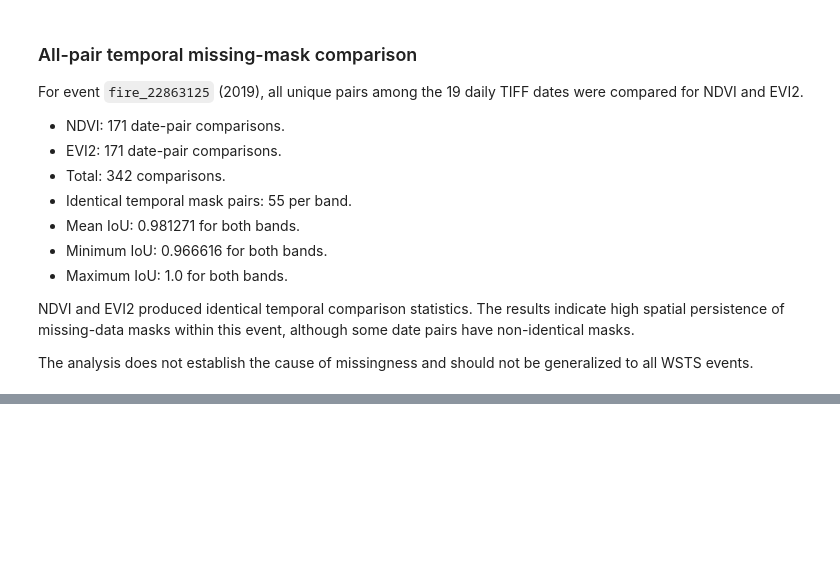
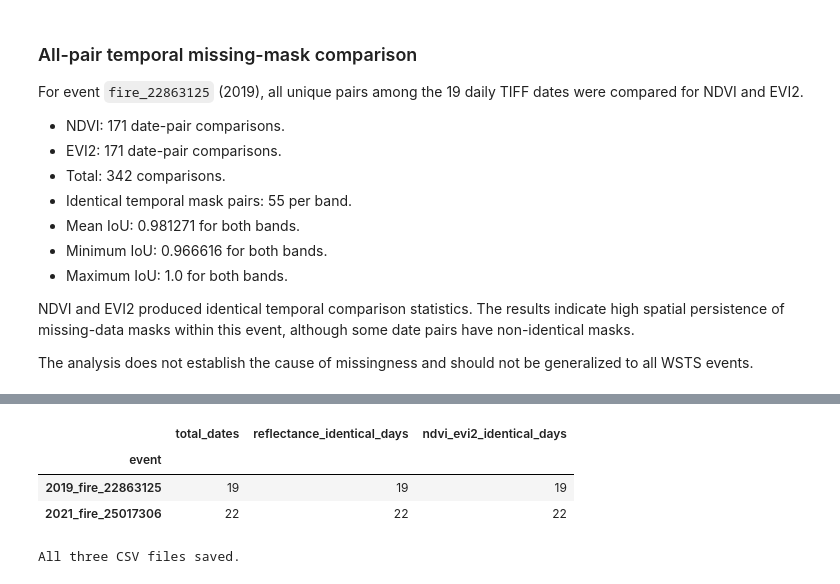
Before and after one commit to TheCodeCipher/fireguard, a Jupyter notebook: notebooks/wsts_eda.ipynb, the cells around one changed output, grey strips where cells are left out. Saved outputs shown, nothing was run; the diff lists cells and outputs as text; code cells hidden in the pictures; blank space fills up the shorter version.

```diff
--- a/notebooks/wsts_eda.ipynb
+++ b/notebooks/wsts_eda.ipynb
@@ -4072,0 +4810,75 @@ not be generalized to all WSTS events.
+# %%
+mask_relationships = []
+
+for event_name, event_dir in events.items():
+
+    for tif_path in sorted(event_dir.glob("*.tif")):
+
+        with rasterio.open(tif_path) as src:
+
+            masks = {}
+
+            for band_idx, band_name in bands.items():
+                data = src.read(band_idx + 1)
+                masks[band_name] = np.isnan(data)
+
+            reflectance_identical = (
+                np.array_equal(masks["VIIRS_M11"], masks["VIIRS_I2"])
+                and
+                np.array_equal(masks["VIIRS_M11"], masks["VIIRS_I1"])
+            )
+
+            vegetation_identical = np.array_equal(
+                masks["NDVI"], masks["EVI2"]
+            )
+
+            mask_relationships.append({
+                "event": event_name,
+                "date": tif_path.stem,
+                "reflectance_masks_identical": reflectance_identical,
+                "ndvi_evi2_masks_identical": vegetation_identical
+            })
+
+mask_relationship_df = pd.DataFrame(mask_relationships)
+
+display(
+    mask_relationship_df.groupby("event").agg(
+        total_dates=("date", "count"),
+        reflectance_identical_days=(
+            "reflectance_masks_identical", "sum"
+        ),
+        ndvi_evi2_identical_days=(
+            "ndvi_evi2_masks_identical", "sum"
+        )
+    )
+)
+# %% [output]
+|  | total_dates | reflectance_identical_days | ndvi_evi2_identical_days |
+| event |  |  |  |
+| 2019_fire_22863125 | 19 | 19 | 19 |
+| 2021_fire_25017306 | 22 | 22 | 22 |
+# %%
+output_dir = Path(
+    r"G:\My Drive\FireGuard\data\manifests"
+)
+
+output_dir.mkdir(parents=True, exist_ok=True)
+
+cross_event_missingness.to_csv(
+    output_dir / "wsts_cross_event_missingness_2019_2021.csv",
+    index=False
+)
+
+event_summary.to_csv(
+    output_dir / "wsts_cross_event_missingness_summary_2019_2021.csv",
+    index=False
+)
+
+mask_relationship_df.to_csv(
+    output_dir / "wsts_cross_event_mask_relationships_2019_2021.csv",
+    index=False
+)
+
+print("All three CSV files saved.")
+# %% [output]
+All three CSV files saved.
```
Also changed, not shown: parts of 38 cells of this notebook, 4 other files.
